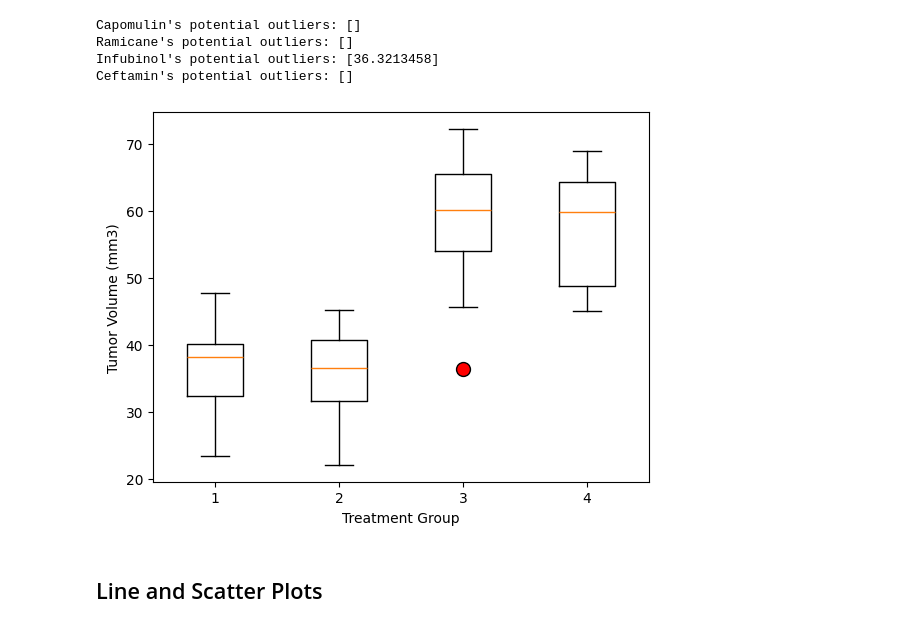
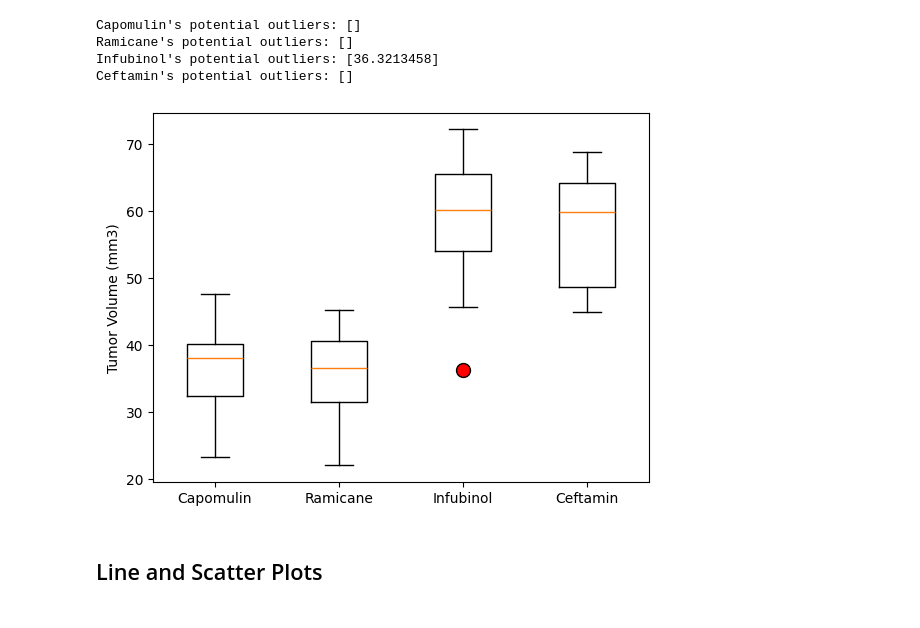
Before and after one commit to kfaulkner2010/module_5_Matplotlib, a Jupyter notebook: Pymaceuticals/pymaceuticals_starter.ipynb, the cells around one changed output. Cells and saved outputs as stored; diff of their text form; code cells hidden in the pictures.

```diff
--- a/Pymaceuticals/pymaceuticals_starter.ipynb
+++ b/Pymaceuticals/pymaceuticals_starter.ipynb
@@ -258,15 +248,15 @@ Ceftamin's potential outliers: []
 # %%
 # Generate a box plot that shows the distribution of the tumor volume for each treatment group.
 
 data = [last_timepoint[last_timepoint['Drug Regimen'] == treatment]['Tumor Volume (mm3)'] for treatment in ['Capomulin', 'Ramicane', 'Infubinol', 'Ceftamin']]
 # plt.figure(figsize=(10, 6))
 flierprops=dict(marker='o', markerfacecolor='red', markersize=10)
 plt.boxplot(data,label=['Capomulin', 'Ramicane', 'Infubinol', 'Ceftamin'],flierprops=flierprops)
-plt.xlabel('Treatment Group')
+plt.xticks([1, 2, 3, 4], ['Capomulin', 'Ramicane', 'Infubinol', 'Ceftamin'])
 plt.ylabel('Tumor Volume (mm3)')
 plt.show()
 # %% [output]
-[figure, old version]
+[figure, new version]
 # %% [markdown]
 ## Line and Scatter Plots
 # %%
```
Also changed, not shown: parts of 7 cells of this notebook.
